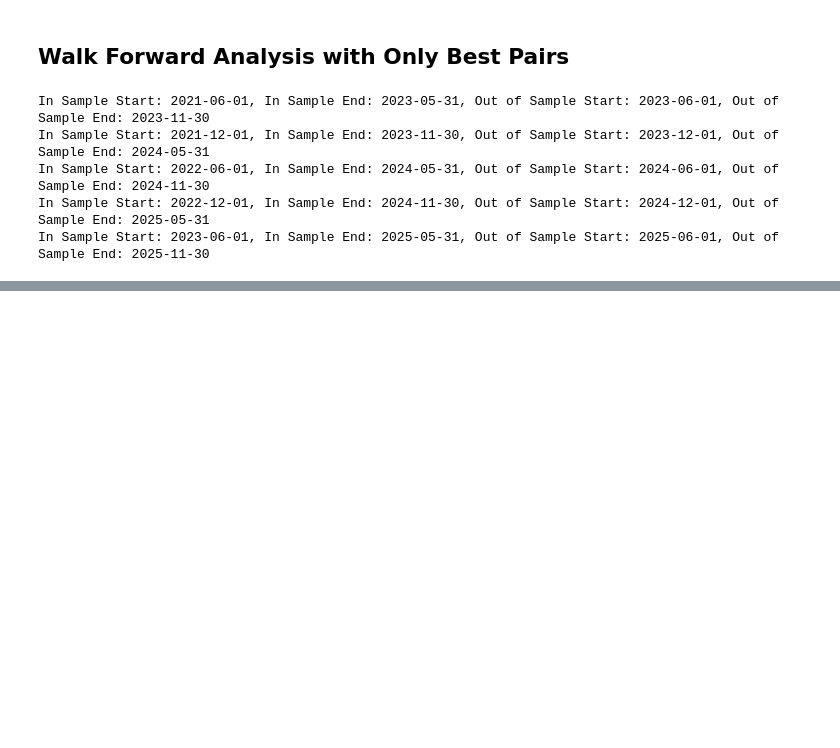
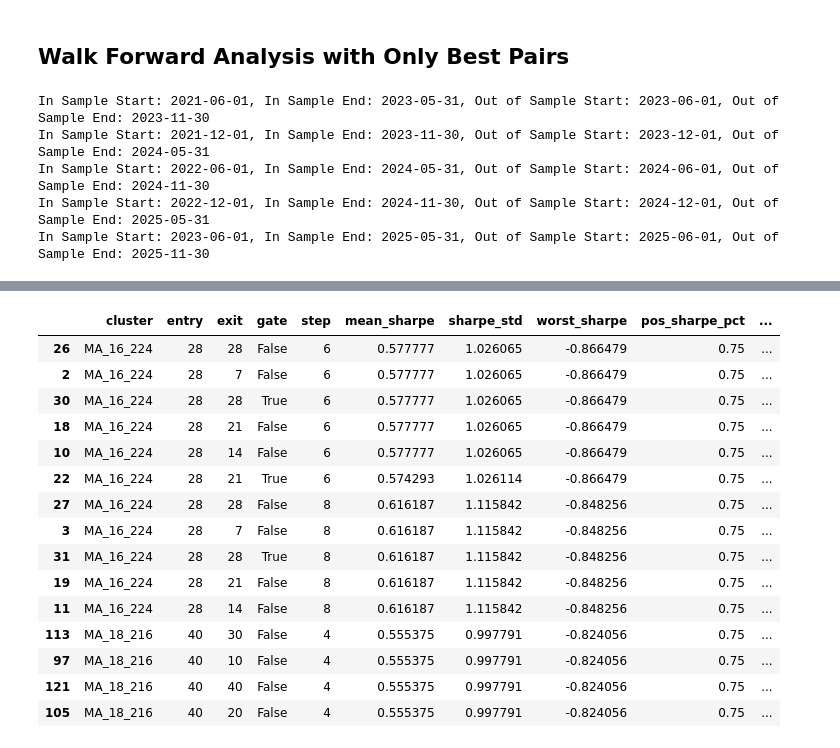
Before and after one commit to adheerchauhan/trend_following, a Jupyter notebook: Trend_Following_Parameter_Optimization_5.ipynb, the cells around one changed output, grey strips where cells are left out. Drawn from its saved outputs; the diff is of its cells as text; code cells hidden in the pictures; blank space fills up the shorter version.

```diff
--- a/Trend_Following_Parameter_Optimization_5.ipynb
+++ b/Trend_Following_Parameter_Optimization_5.ipynb
@@ -1296,0 +1326,2 @@ df_performance_4.to_pickle('/Users/adheerchauhan/Documents/git/trend_following/t
+# %%
+df_performance = pd.concat([df_performance_1, df_performance_2, df_performance_3, df_performance_4], axis=0, ignore_index=True)
@@ -1296,0 +1336,4 @@ df_performance_4.to_pickle('/Users/adheerchauhan/Documents/git/trend_following/t
+# %%
+os_cond = (df_performance['sampling_category'] == 'out_sample')
+df_performance_os = df_performance[os_cond].reset_index(drop=True)
+df_performance_is = df_performance[~os_cond].reset_index(drop=True)
@@ -1296,0 +1356,14 @@ df_performance_4.to_pickle('/Users/adheerchauhan/Documents/git/trend_following/t
+# %%
+## Out of Sample
+df_performance_os[["fast","slow","step"]] = list(df_performance_os["mavg_strategy"].map(parse_ma))
+df_performance_os[["entry","exit","gate"]] = list(df_performance_os["donchian_strategy"].map(parse_don))
+
+# Your two clusters label
+df_performance_os["cluster"] = np.where((df_performance_os["fast"]==16)&(df_performance_os["slow"]==224), "MA_16_224", "MA_18_216")
+
+## In-Sample
+df_performance_is[["fast","slow","step"]] = list(df_performance_is["mavg_strategy"].map(parse_ma))
+df_performance_is[["entry","exit","gate"]] = list(df_performance_is["donchian_strategy"].map(parse_don))
+
+# Your two clusters label
+df_performance_is["cluster"] = np.where((df_performance_is["fast"]==16)&(df_performance_is["slow"]==224), "MA_16_224", "MA_18_216")
@@ -1296,0 +1390,46 @@ df_performance_4.to_pickle('/Users/adheerchauhan/Documents/git/trend_following/t
+# %%
+## Top 15 Out of Sample Strategy Performance
+group_cols = ["cluster","entry","exit","gate","step"]
+
+df_performance_summary_os = (
+    df_performance_os.groupby(group_cols)
+    .agg(
+        mean_sharpe    = ("annualized_sharpe_ratio","mean"),
+        sharpe_std     = ("annualized_sharpe_ratio","std"),
+        worst_sharpe   = ("annualized_sharpe_ratio","min"),
+        pos_sharpe_pct = ("annualized_sharpe_ratio", lambda x: (x > 0).mean()),  # % of slices with Sharpe > 0
+        worst_dd       = ("max_drawdown","min"),
+        mean_dd        = ("max_drawdown","mean"),
+        mean_return    = ("annualized_return","mean"),
+        trade_count    = ("trade_count","mean"),
+    )
+    .reset_index()
+)
+
+# A composite score that rewards level + stability + shallower DD, penalises turnover
+lam_std, lam_dd, lam_turn = 0.5, 0.1, 1e-4  # tune lam_turn to your fee model
+df_performance_summary_os["strategy_score"] = (
+    df_performance_summary_os["mean_sharpe"] - lam_std * df_performance_summary_os["sharpe_std"]
+    + lam_dd  * df_performance_summary_os["worst_dd"]      # DD is negative; adding improves score when less negative
+    - lam_turn* df_performance_summary_os["trade_count"]
+)
+
+df_performance_summary_os = df_performance_summary_os.sort_values("strategy_score", ascending=False)
+df_performance_summary_os.head(15)
+# %% [output]
+|  | cluster | entry | exit | gate | step | mean_sharpe | sharpe_std | worst_sharpe | pos_sharpe_pct | ... |
+| 26 | MA_16_224 | 28 | 28 | False | 6 | 0.577777 | 1.026065 | -0.866479 | 0.75 | ... |
+| 2 | MA_16_224 | 28 | 7 | False | 6 | 0.577777 | 1.026065 | -0.866479 | 0.75 | ... |
+| 30 | MA_16_224 | 28 | 28 | True | 6 | 0.577777 | 1.026065 | -0.866479 | 0.75 | ... |
+| 18 | MA_16_224 | 28 | 21 | False | 6 | 0.577777 | 1.026065 | -0.866479 | 0.75 | ... |
+| 10 | MA_16_224 | 28 | 14 | False | 6 | 0.577777 | 1.026065 | -0.866479 | 0.75 | ... |
+| 22 | MA_16_224 | 28 | 21 | True | 6 | 0.574293 | 1.026114 | -0.866479 | 0.75 | ... |
+| 27 | MA_16_224 | 28 | 28 | False | 8 | 0.616187 | 1.115842 | -0.848256 | 0.75 | ... |
+| 3 | MA_16_224 | 28 | 7 | False | 8 | 0.616187 | 1.115842 | -0.848256 | 0.75 | ... |
+| 31 | MA_16_224 | 28 | 28 | True | 8 | 0.616187 | 1.115842 | -0.848256 | 0.75 | ... |
+| 19 | MA_16_224 | 28 | 21 | False | 8 | 0.616187 | 1.115842 | -0.848256 | 0.75 | ... |
+| 11 | MA_16_224 | 28 | 14 | False | 8 | 0.616187 | 1.115842 | -0.848256 | 0.75 | ... |
+| 113 | MA_18_216 | 40 | 30 | False | 4 | 0.555375 | 0.997791 | -0.824056 | 0.75 | ... |
+| 97 | MA_18_216 | 40 | 10 | False | 4 | 0.555375 | 0.997791 | -0.824056 | 0.75 | ... |
+| 121 | MA_18_216 | 40 | 40 | False | 4 | 0.555375 | 0.997791 | -0.824056 | 0.75 | ... |
+| 105 | MA_18_216 | 40 | 20 | False | 4 | 0.555375 | 0.997791 | -0.824056 | 0.75 | ... |
```
Also changed, not shown: parts of 24 cells of this notebook, 5 other files.
